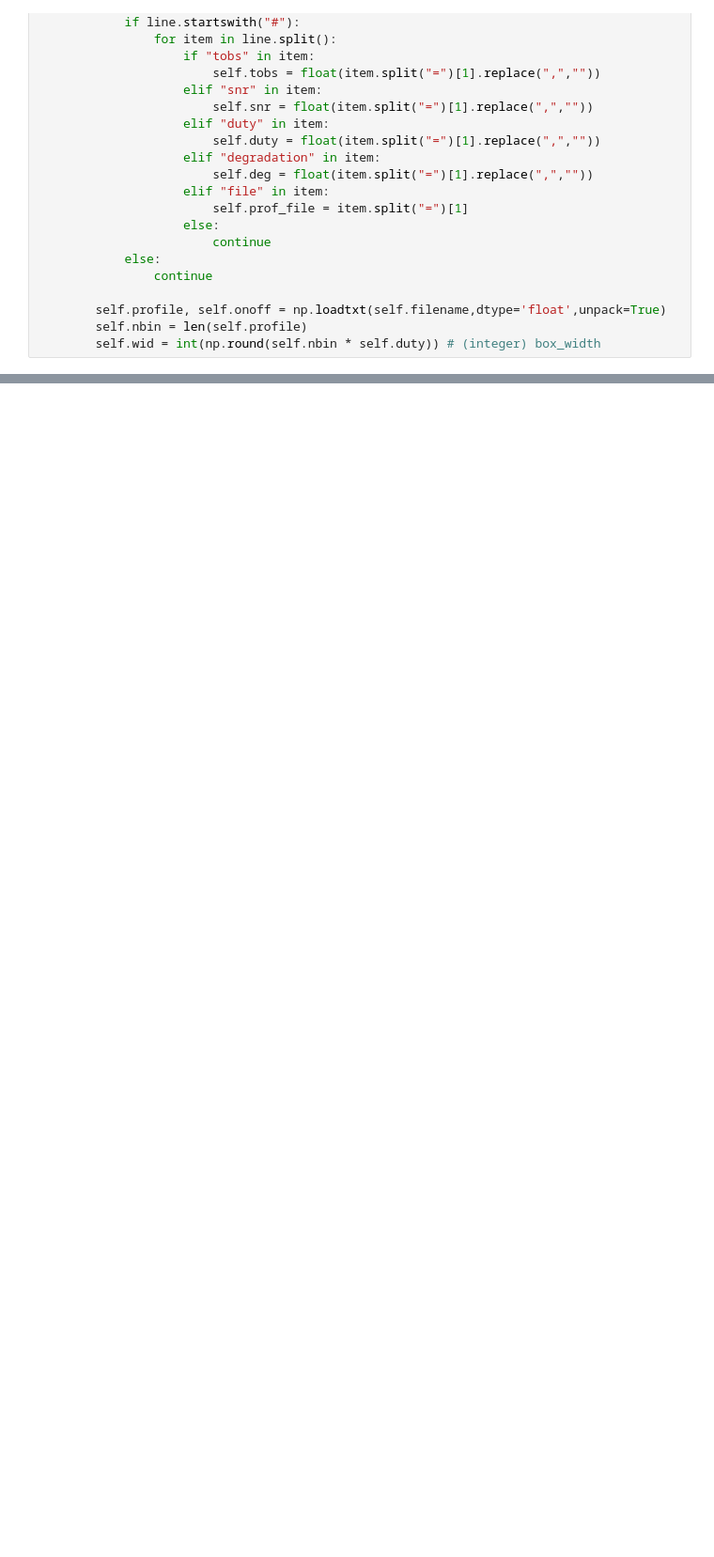
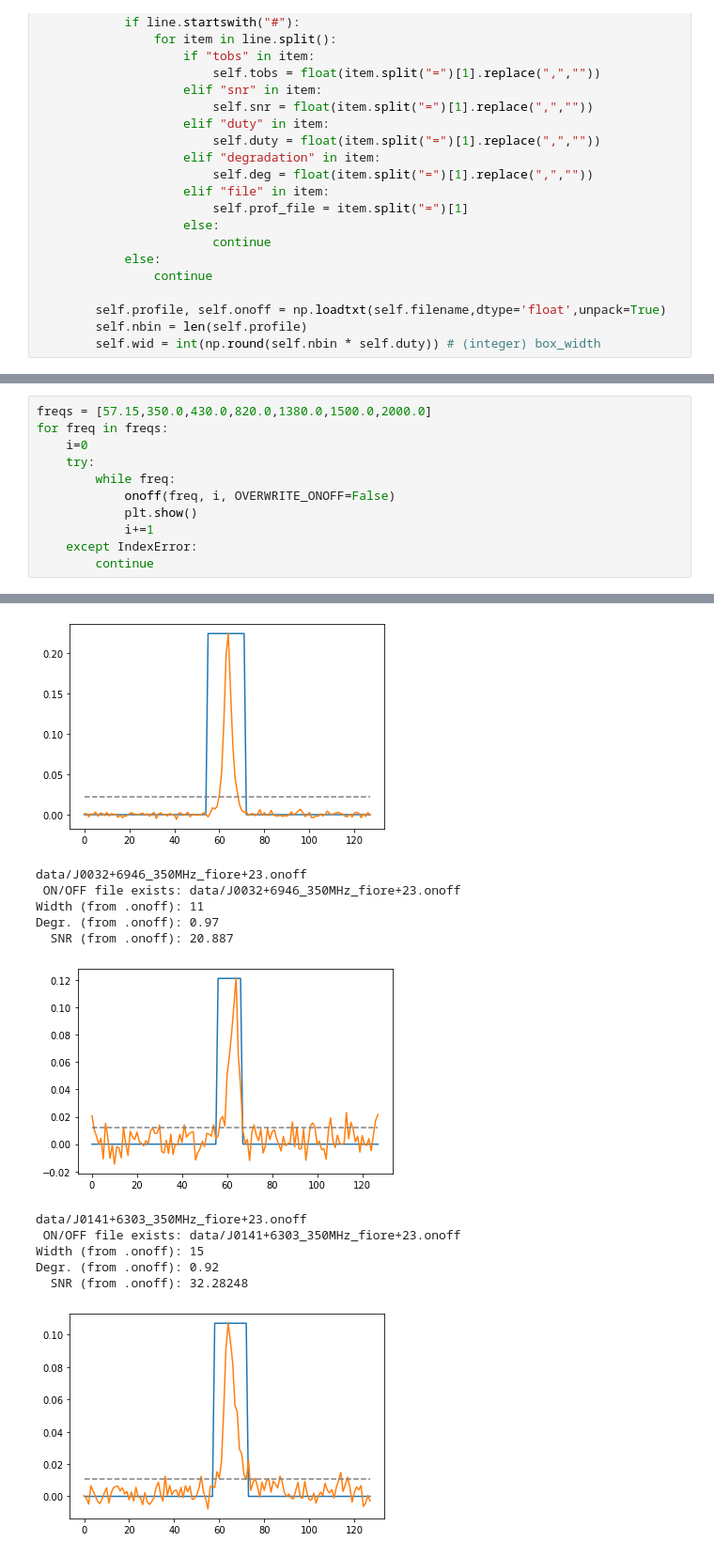
Before and after one commit to wcfiore/gbncc_viii, a Jupyter notebook: prof_flux_est.ipynb, the cells around one changed output, grey strips where cells are left out. Shown at 94% size. Saved outputs shown, nothing was run; the diff lists cells and outputs as text; blank space fills up the shorter version.

```diff
--- a/prof_flux_est.ipynb
+++ b/prof_flux_est.ipynb
@@ -339,0 +370,12 @@ Degr. (from .onoff): 0.9
+# %%
+freqs = [57.15,350.0,430.0,820.0,1380.0,1500.0,2000.0]
+for freq in freqs:
+    i=0
+    try:
+        while freq:
+            onoff(freq, i, OVERWRITE_ONOFF=False)
+            plt.show()
+            i+=1
+    except IndexError:
+        continue
+# %% [output]
@@ -339,0 +387,13 @@ Degr. (from .onoff): 0.9
+[figure, added]
+data/J0032+6946_350MHz_fiore+23.onoff
+ ON/OFF file exists: data/J0032+6946_350MHz_fiore+23.onoff
+Width (from .onoff): 11
+Degr. (from .onoff): 0.97
+  SNR (from .onoff): 20.887
+[figure, added]
+data/J0141+6303_350MHz_fiore+23.onoff
+ ON/OFF file exists: data/J0141+6303_350MHz_fiore+23.onoff
+Width (from .onoff): 15
+Degr. (from .onoff): 0.92
+  SNR (from .onoff): 32.28248
+[figure, added]
```
Also changed, not shown: parts of 10 cells of this notebook, 7 other files.
